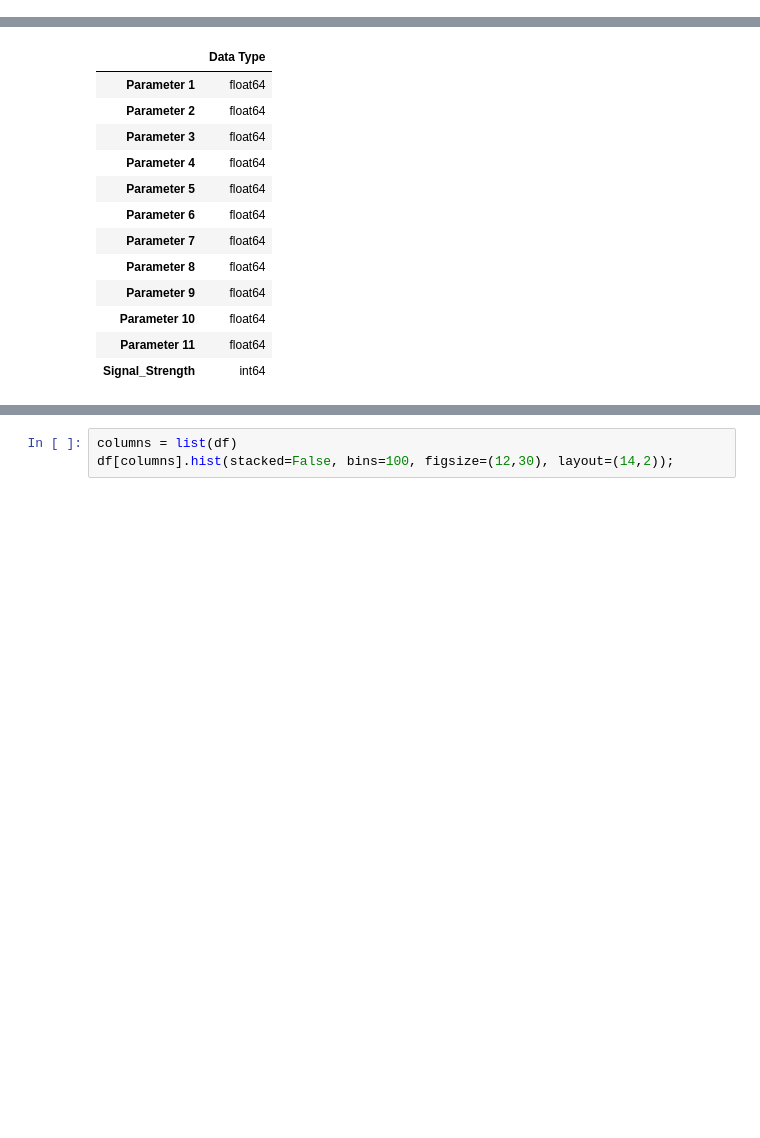
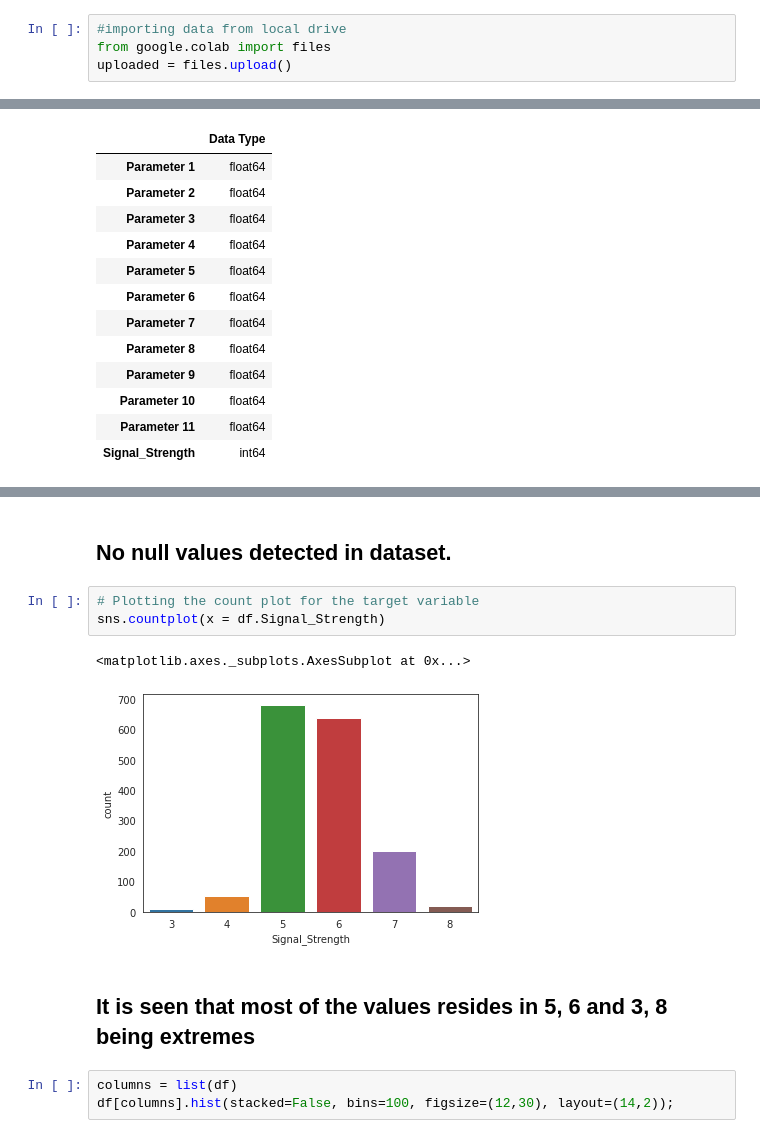
Before and after one commit to SelvamRaju/Neural-Networks, a Jupyter notebook: Part_1_Neural_Networks.ipynb, the cells around one changed output, grey strips where cells are left out. Saved outputs shown, nothing was run; the diff lists cells and outputs as text; blank space fills up the shorter version.

```diff
--- a/Part_1_Neural_Networks.ipynb
+++ b/Part_1_Neural_Networks.ipynb
@@ -32,0 +30,4 @@ df.head()
+# %%
+#importing data from local drive
+from google.colab import files
+uploaded = files.upload()
@@ -93,3 +120,13 @@ df.dtypes.to_frame(name = 'Data Type')
+# %% [markdown]
+## No null values detected in dataset.
+# %%
+# Plotting the count plot for the target variable
+sns.countplot(x = df.Signal_Strength)
+# %% [output]
+<matplotlib.axes._subplots.AxesSubplot at 0x...>
+[figure, added]
+# %% [markdown]
+## It is seen that most of the values resides in 5, 6 and 3, 8 being extremes
 # %%
 columns = list(df)
 df[columns].hist(stacked=False, bins=100, figsize=(12,30), layout=(14,2));
```
Also changed, not shown: parts of 18 cells of this notebook.
